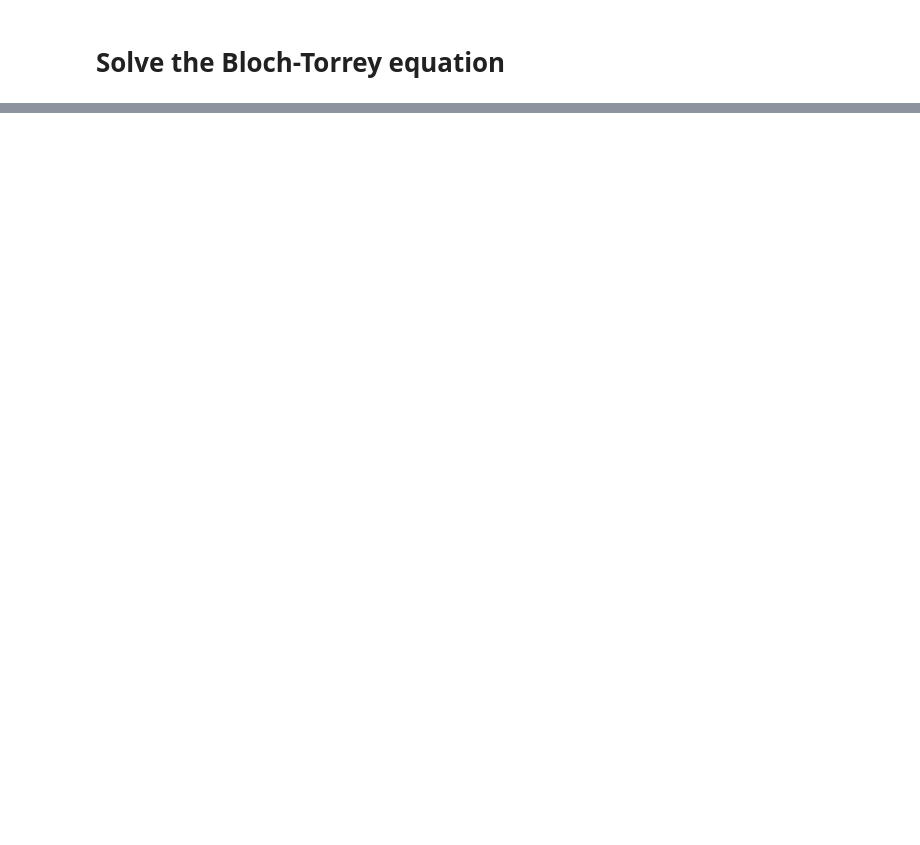
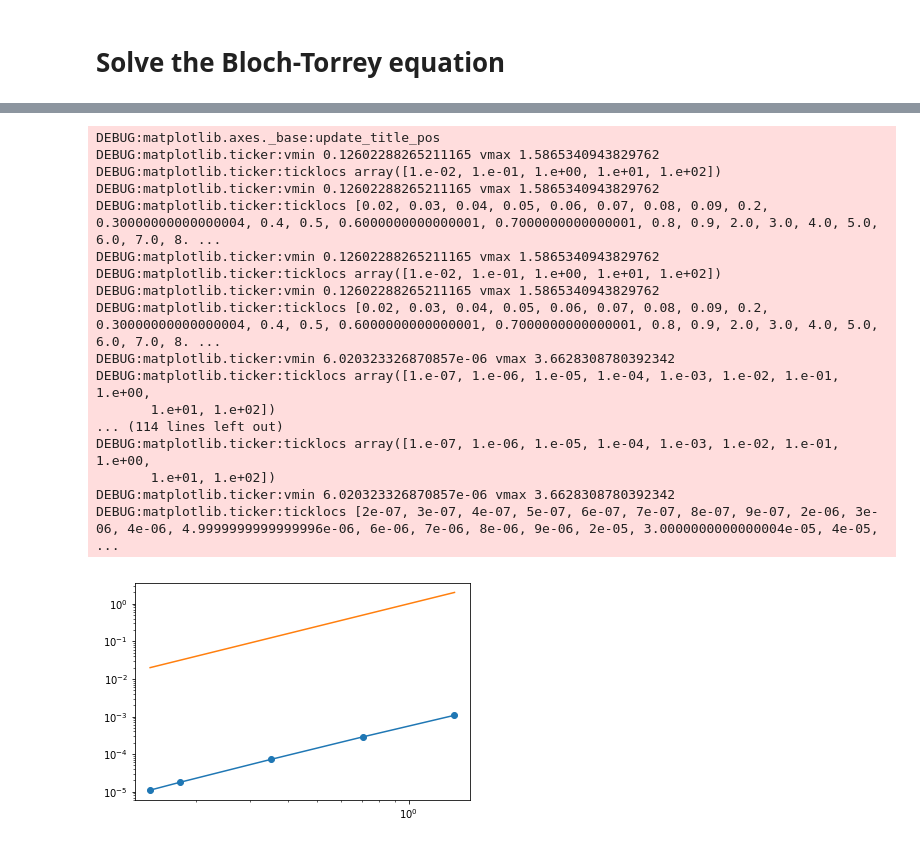
Before and after one commit to van-dang/DMRI-FEM-Cloud, a Jupyter notebook: ConvergenceTest.ipynb, the cells around one changed output, grey strips where cells are left out. Saved outputs shown, nothing was run; the diff lists cells and outputs as text; code cells hidden in the pictures; blank space fills up the shorter version.

```diff
--- a/ConvergenceTest.ipynb
+++ b/ConvergenceTest.ipynb
@@ -199,0 +240,33 @@ cyl_ref_001=
+# %%
+import numpy as np
+# For the rectangle
+cyl_ref_001=0.84389487095614
+# b: 1000.000, g: 1.202, q: 3.216e-04, Signal: 2.112e+01, Normalized signal: 8.449737e-01, dt: 10.000, hmin: 1.414e+00, hmax: 1.414e+00, whole_vol: 25.000, vol_of_interest: 25.000, Free signal: 1.353e-01, elasped time 8.389 (s)
+# b: 1000.000, g: 1.202, q: 3.216e-04, Signal: 2.110e+01, Normalized signal: 8.441826e-01, dt: 10.000, hmin: 7.071e-01, hmax: 7.071e-01, whole_vol: 25.000, vol_of_interest: 25.000, Free signal: 1.353e-01, elasped time 13.294 (s)
+# b: 1000.000, g: 1.202, q: 3.216e-04, Signal: 2.110e+01, Normalized signal: 8.439677e-01, dt: 10.000, hmin: 3.536e-01, hmax: 3.536e-01, whole_vol: 25.000, vol_of_interest: 25.000, Free signal: 1.353e-01, elasped time 19.423 (s)
+# b: 1000.000, g: 1.202, q: 3.216e-04, Signal: 2.110e+01, Normalized signal: 8.439126e-01, dt: 10.000, hmin: 1.768e-01, hmax: 1.768e-01, whole_vol: 25.000, vol_of_interest: 25.000, Free signal: 1.353e-01, elasped time 48.678 (s)
+# b: 1000.000, g: 1.202, q: 3.216e-04, Signal: 2.110e+01, Normalized signal: 8.439059e-01, dt: 10.000, hmin: 1.414e-01, hmax: 1.414e-01, whole_vol: 25.000, vol_of_interest: 25.000, Free signal: 1.353e-01, elasped time 93.727 (s)
+
+signals=[8.449737e-01, 8.441826e-01, 8.439677e-01, 8.439126e-01, 8.439059e-01];
+hmax=[1.414e+00, 7.071e-01, 3.536e-01, 1.768e-01, 1.414e-01];
+error=np.abs(np.subtract(signals, cyl_ref_001));
+plt.loglog(hmax, error,'-o',hmax, np.power(hmax,2));
+# %% [output]
+DEBUG:matplotlib.axes._base:update_title_pos
+DEBUG:matplotlib.ticker:vmin 0.12602288265211165 vmax 1.5865340943829762
+DEBUG:matplotlib.ticker:ticklocs array([1.e-02, 1.e-01, 1.e+00, 1.e+01, 1.e+02])
+DEBUG:matplotlib.ticker:vmin 0.12602288265211165 vmax 1.5865340943829762
+DEBUG:matplotlib.ticker:ticklocs [0.02, 0.03, 0.04, 0.05, 0.06, 0.07, 0.08, 0.09, 0.2, 0.30000000000000004, 0.4, 0.5, 0.6000000000000001, 0.7000000000000001, 0.8, 0.9, 2.0, 3.0, 4.0, 5.0, 6.0, 7.0, 8. ...
+DEBUG:matplotlib.ticker:vmin 0.12602288265211165 vmax 1.5865340943829762
+DEBUG:matplotlib.ticker:ticklocs array([1.e-02, 1.e-01, 1.e+00, 1.e+01, 1.e+02])
+DEBUG:matplotlib.ticker:vmin 0.12602288265211165 vmax 1.5865340943829762
+DEBUG:matplotlib.ticker:ticklocs [0.02, 0.03, 0.04, 0.05, 0.06, 0.07, 0.08, 0.09, 0.2, 0.30000000000000004, 0.4, 0.5, 0.6000000000000001, 0.7000000000000001, 0.8, 0.9, 2.0, 3.0, 4.0, 5.0, 6.0, 7.0, 8. ...
+DEBUG:matplotlib.ticker:vmin 6.020323326870857e-06 vmax 3.6628308780392342
+DEBUG:matplotlib.ticker:ticklocs array([1.e-07, 1.e-06, 1.e-05, 1.e-04, 1.e-03, 1.e-02, 1.e-01, 1.e+00,
+       1.e+01, 1.e+02])
+... (114 lines left out)
+DEBUG:matplotlib.ticker:ticklocs array([1.e-07, 1.e-06, 1.e-05, 1.e-04, 1.e-03, 1.e-02, 1.e-01, 1.e+00,
+       1.e+01, 1.e+02])
+DEBUG:matplotlib.ticker:vmin 6.020323326870857e-06 vmax 3.6628308780392342
+DEBUG:matplotlib.ticker:ticklocs [2e-07, 3e-07, 4e-07, 5e-07, 6e-07, 7e-07, 8e-07, 9e-07, 2e-06, 3e-06, 4e-06, 4.9999999999999996e-06, 6e-06, 7e-06, 8e-06, 9e-06, 2e-05, 3.0000000000000004e-05, 4e-05, ...
+[figure, added]
```
Also changed, not shown: parts of 3 cells of this notebook.
